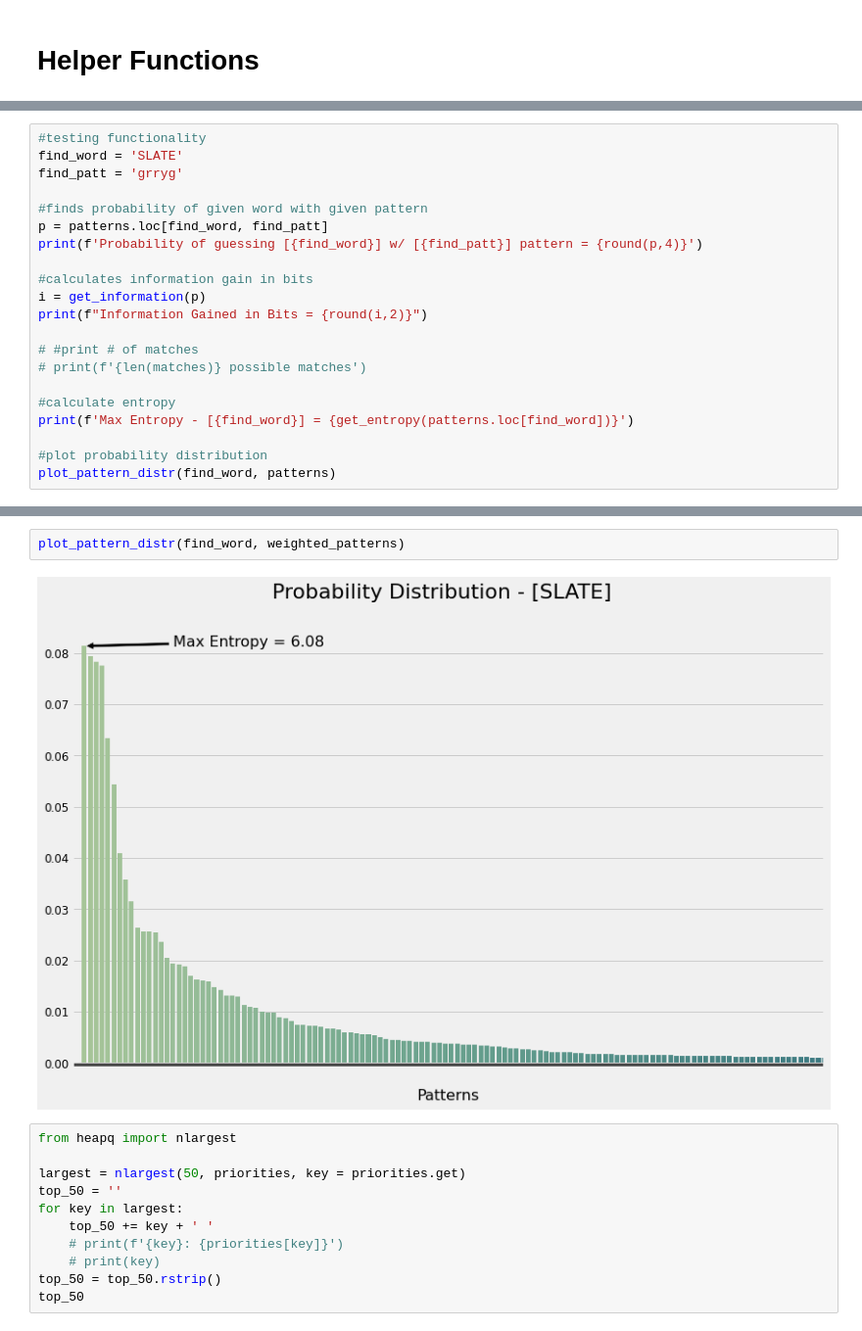
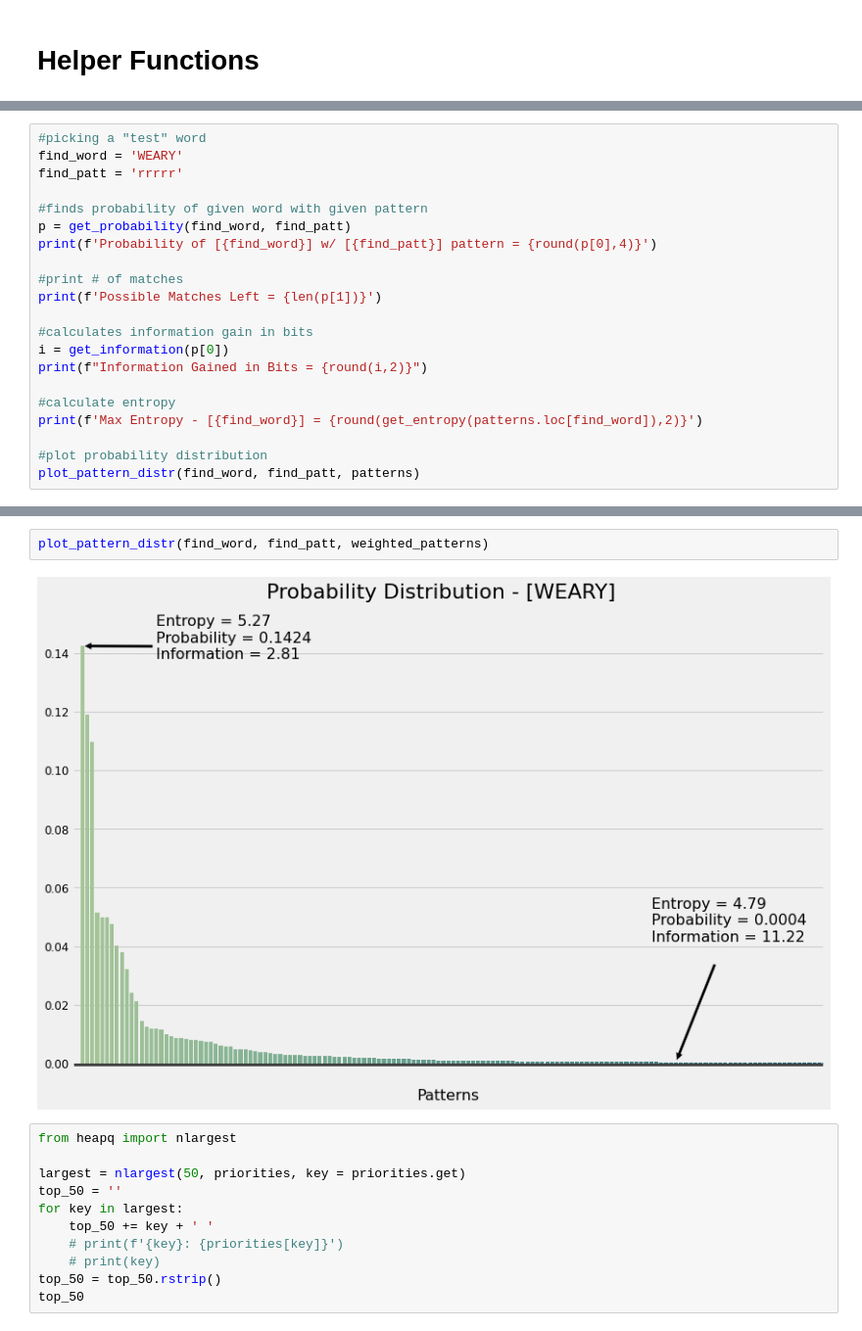
Before and after one commit to noah-kg/wordle-data-analysis, a Jupyter notebook: Wordle Analysis.ipynb, the cells around one changed output, grey strips where cells are left out. Shown: that part at 98% size. Drawn from its saved outputs; the diff is of its cells as text.

Commit message:
added annotations to entropy/probability visualiation. Started Weights section. Added information theory section. More general clean up.

```diff
--- a/Wordle Analysis.ipynb
+++ b/Wordle Analysis.ipynb
@@ -763,21 +519,0 @@ patterns.sample(n=5)
-# %%
-#testing functionality
-find_word = 'SLATE'
-find_patt = 'grryg'
-
-#finds probability of given word with given pattern
-p = patterns.loc[find_word, find_patt]
-print(f'Probability of guessing [{find_word}] w/ [{find_patt}] pattern = {round(p,4)}')
-
-#calculates information gain in bits
-i = get_information(p)
-print(f"Information Gained in Bits = {round(i,2)}")
-
-# #print # of matches
-# print(f'{len(matches)} possible matches')
-
-#calculate entropy
-print(f'Max Entropy - [{find_word}] = {get_entropy(patterns.loc[find_word])}')
-
-#plot probability distribution
-plot_pattern_distr(find_word, patterns)
@@ -788,0 +725,21 @@ Max Entropy - [SLATE] = 5.871215373158396
+# %%
+#picking a "test" word
+find_word = 'WEARY'
+find_patt = 'rrrrr'
+
+#finds probability of given word with given pattern
+p = get_probability(find_word, find_patt)
+print(f'Probability of [{find_word}] w/ [{find_patt}] pattern = {round(p[0],4)}')
+
+#print # of matches
+print(f'Possible Matches Left = {len(p[1])}')
+
+#calculates information gain in bits
+i = get_information(p[0])
+print(f"Information Gained in Bits = {round(i,2)}")
+
+#calculate entropy
+print(f'Max Entropy - [{find_word}] = {round(get_entropy(patterns.loc[find_word]),2)}')
+
+#plot probability distribution
+plot_pattern_distr(find_word, find_patt, patterns)
@@ -805,8 +853,8 @@ weighted_patterns.sample(n=5)
 5 rows × 243 columns
 # %%
-plot_pattern_distr(find_word, weighted_patterns)
+plot_pattern_distr(find_word, find_patt, weighted_patterns)
 # %% [output]
-[figure, old version]
+[figure, new version]
 # %%
 from heapq import nlargest
 
```
Also changed, not shown: parts of 15 cells of this notebook, 1 other file.
